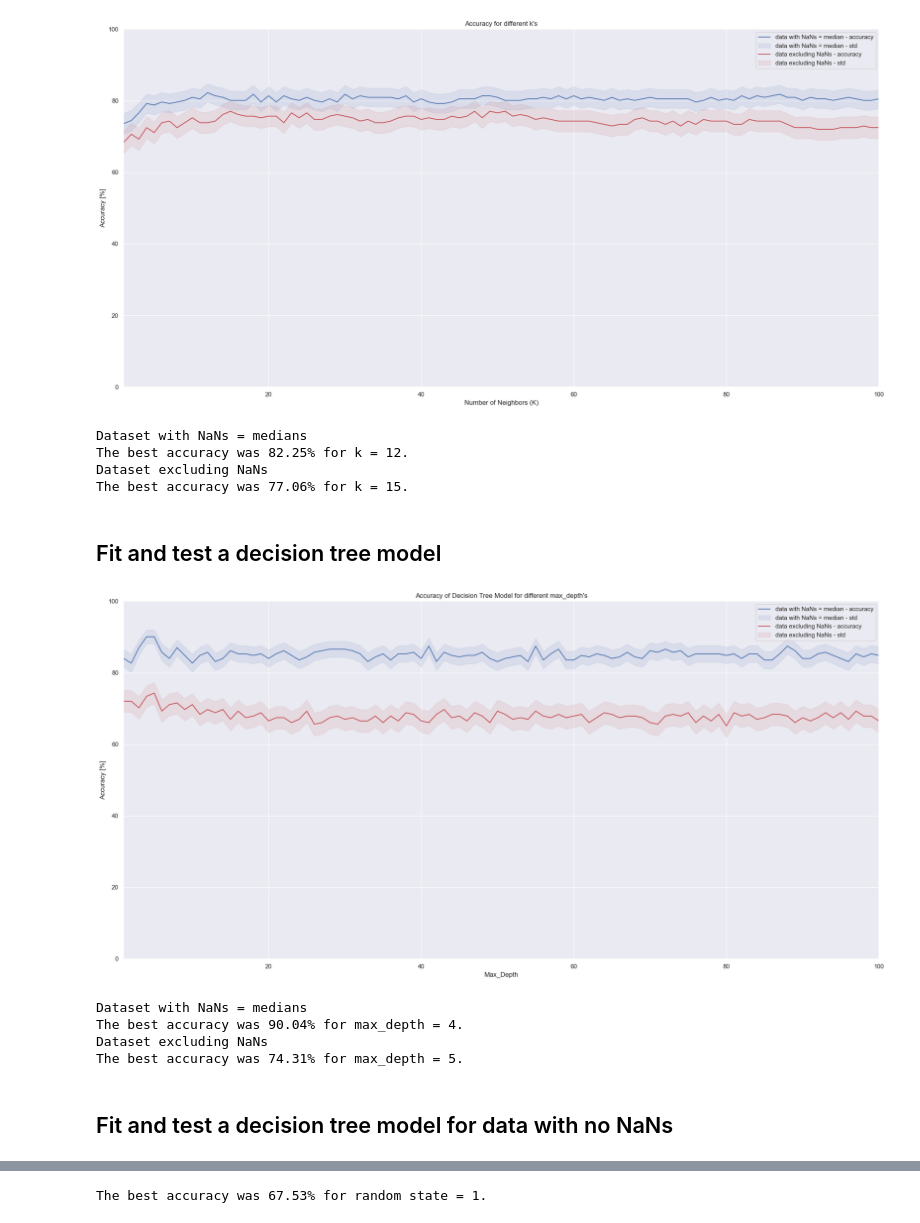
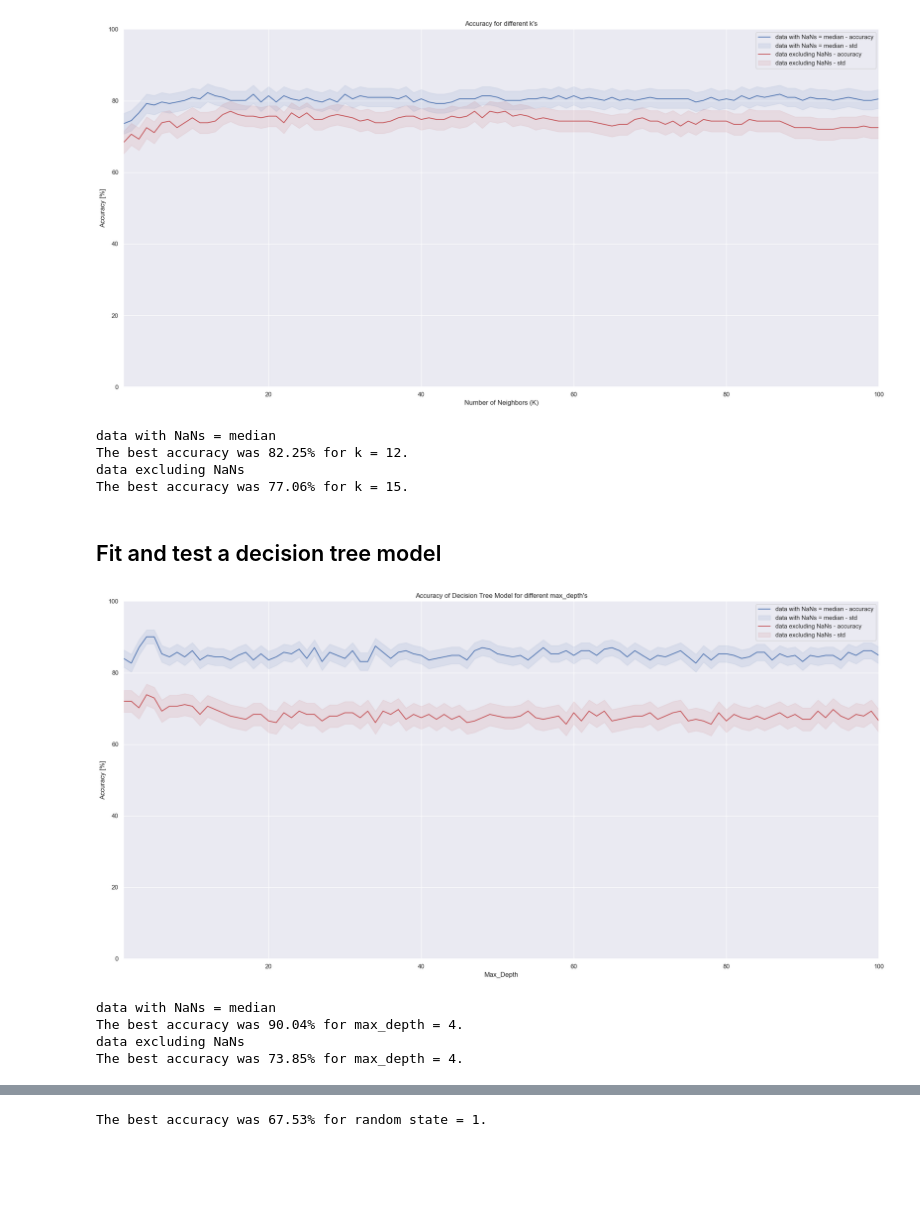
Before and after one commit to katarzynaadamczyk/data_analysis, a Jupyter notebook: diabetes/diabetes_3.ipynb, the cells around one changed output, grey strips where cells are left out. Cells and saved outputs as stored; diff of their text form; code cells hidden in the pictures; blank space fills up the shorter version.

```diff
--- a/diabetes/diabetes_3.ipynb
+++ b/diabetes/diabetes_3.ipynb
@@ -463,23 +463,13 @@ plt.show()
 [figure]
 # %%
 # calculate best results for KNN
-# dataset with NaNs = medians
-top_accuracy_KNN_medians = knn_results[labels[0]]['acc'].max()
-top_std_KNN_medians = knn_results[labels[0]]['std'][knn_results[labels[0]]['acc'].argmax()]
-top_k_KNN_medians = knn_results[labels[0]]['acc'].argmax() + 1
-print('Dataset with NaNs = medians')
-print( "The best accuracy was " + str(top_accuracy_KNN_medians) + "% for k = " + str(top_k_KNN_medians) + ".")
-
-# dataset excluding NaNs
-top_accuracy_KNN_no_nans = knn_results[labels[1]]['acc'].max()
-top_std_KNN_no_nans = knn_results[labels[1]]['std'][knn_results[labels[1]]['acc'].argmax()]
-top_k_KNN_no_nans = knn_results[labels[1]]['acc'].argmax() + 1
-print('Dataset excluding NaNs')
-print( "The best accuracy was " + str(top_accuracy_KNN_no_nans) + "% for k = " + str(top_k_KNN_no_nans) + ".")
+for key, item in knn_results.items():
+    print(key)
+    print( "The best accuracy was " + str(item['acc'].max()) + "% for k = " + str(item['acc'].argmax() + 1) + ".")
 # %% [output]
-Dataset with NaNs = medians
+data with NaNs = median
 The best accuracy was 82.25% for k = 12.
-Dataset excluding NaNs
+data excluding NaNs
 The best accuracy was 77.06% for k = 15.
 # %% [markdown]
 ## Fit and test a decision tree model
@@ -506,39 +496,27 @@ for (x_train, y_train), (x_test, y_test), label in zip(train_data, test_data, la
 # %%
 # plot accuracy with its uncertainty error
 plt.figure(figsize=(20,10))
 for key, c in zip(dt_results.keys(), ['b', 'r']):
-    plt.plot(range(1, Ks), dt_results[key]['acc'], c)
-    plt.fill_between(range(1, Ks), dt_results[key]['acc'] - 1 * dt_results[key]['std'],
+    plt.plot(range(1, md), dt_results[key]['acc'], c)
+    plt.fill_between(range(1, md), dt_results[key]['acc'] - 1 * dt_results[key]['std'],
                      dt_results[key]['acc'] + 1 * dt_results[key]['std'], alpha=0.10, color=c)
 plt.legend([key1 + ' - ' + key2 for key1, key2 in product(dt_results.keys(), ['accuracy', 'std'])])
 plt.ylabel('Accuracy [%]')
 plt.xlabel('Max_Depth')
-plt.xlim(1, Ks - 1)
+plt.xlim(1, md - 1)
 plt.ylim(0, 100)
 plt.title("Accuracy of Decision Tree Model for different max_depth's")
 plt.tight_layout()
 plt.show()
 # %% [output]
-[figure, old version]
+[figure, new version]
 # %%
 # calculate best results for decision trees
-# dataset with NaNs = medians
-top_accuracy_DT_medians = dt_results[labels[0]]['acc'].max()
-top_std_DT_medians = dt_results[labels[0]]['std'][dt_results[labels[0]]['acc'].argmax()]
-top_md_DT_medians = dt_results[labels[0]]['acc'].argmax() + 1
-print('Dataset with NaNs = medians')
-print( "The best accuracy was " + str(top_accuracy_DT_medians) + "% for max_depth = " + str(top_md_DT_medians) + ".")
-
-# dataset excluding NaNs
-top_accuracy_DT_no_nans = dt_results[labels[1]]['acc'].max()
-top_std_DT_no_nans = dt_results[labels[1]]['std'][dt_results[labels[1]]['acc'].argmax()]
-top_md_DT_no_nans = dt_results[labels[1]]['acc'].argmax() + 1
-print('Dataset excluding NaNs')
-print( "The best accuracy was " + str(top_accuracy_DT_no_nans) + "% for max_depth = " + str(top_md_DT_no_nans) + ".")
+for key, item in dt_results.items():
+    print(key)
+    print( "The best accuracy was " + str(item['acc'].max()) + "% for max_depth = " + str(item['acc'].argmax() + 1) + ".")
 # %% [output]
-Dataset with NaNs = medians
+data with NaNs = median
 The best accuracy was 90.04% for max_depth = 4.
-Dataset excluding NaNs
-The best accuracy was 74.31% for max_depth = 5.
+data excluding NaNs
+The best accuracy was 73.85% for max_depth = 4.
-# %% [markdown]
-## Fit and test a decision tree model for data with no NaNs
```
Also changed, not shown: parts of 25 cells of this notebook.
